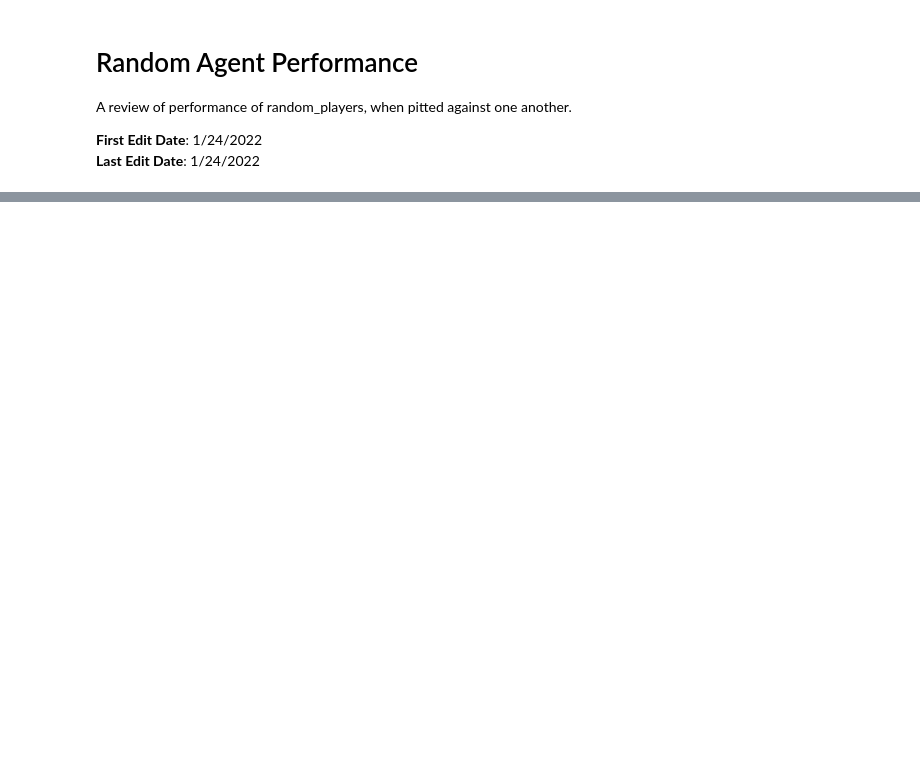
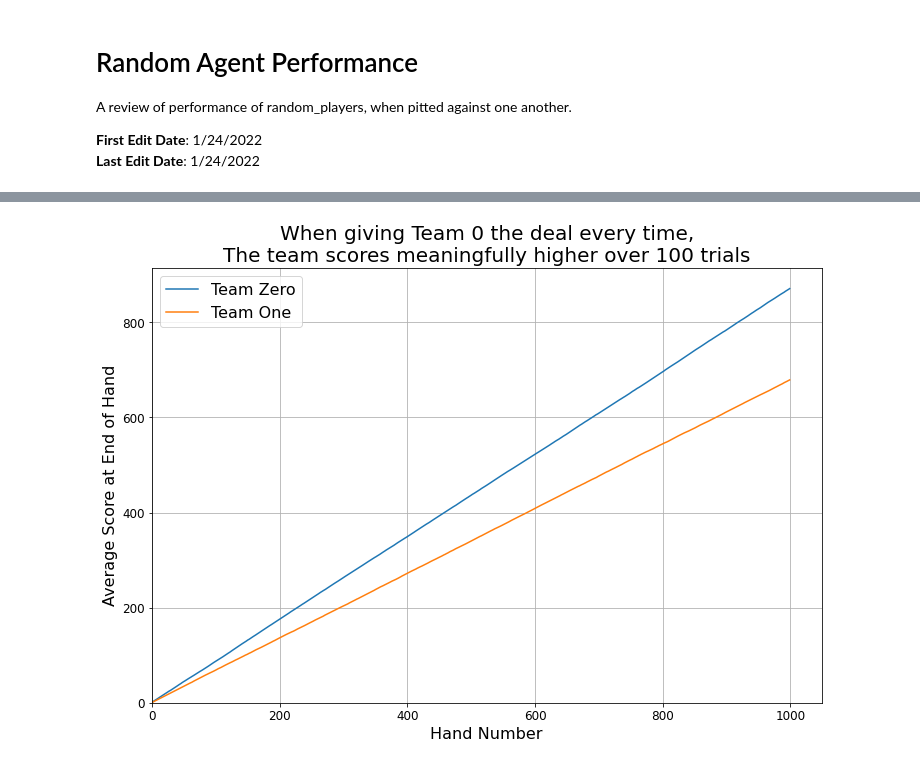
Before and after one commit to LiamABailey/echre-learner, a Jupyter notebook: analyses/random_agent_performance.ipynb, the cells around one changed output, grey strips where cells are left out. Drawn from its saved outputs; the diff is of its cells as text; code cells hidden in the pictures; blank space fills up the shorter version.

```diff
--- a/analyses/random_agent_performance.ipynb
+++ b/analyses/random_agent_performance.ipynb
@@ -22,0 +103,46 @@ Hypothesis: Because at 25% odds of pickup and then subsequent trump calling, the
+# %%
+# sample out n rounds m times
+m_samples = 100
+# generate the scores over n rounds
+n_rounds = 1000
+# fix the dealer to seat 0
+dealer_seat = 0
+t0_scores = np.zeros((m_samples, n_rounds))
+t1_scores = np.zeros((m_samples, n_rounds))
+
+for i in range(m_samples):
+    #reset the table
+    random_table = Table(*random_players)
+    for j in range(n_rounds):
+        # force the deal to the assigned player
+        random_table.dealer = dealer_seat
+        # play a hand
+        random_table.play_hand()
+        # get and record current scores
+        t0_scores[i,j],t1_scores[i, j]  = random_table.get_scores()
+# %%
+#average scores across the trials
+t0_score_avg_d0 = np.mean(t0_scores, axis = 0)
+t1_score_avg_d0 = np.mean(t1_scores, axis = 0)
+# %%
+# plot the scores from the averaged trials
+fig, ax = plt.subplots()
+fig.set_size_inches(12,8)
+ax.plot(t0_score_avg_d0, label = "Team Zero")
+ax.plot(t1_score_avg_d0, label = "Team One")
+
+ax.set_xlim(left=0)
+ax.set_ylim(bottom=0)
+
+ax.set_xlabel("Hand Number", size = LABEL_FSIZE)
+ax.set_ylabel("Average Score at End of Hand", size = LABEL_FSIZE)
+
+for l in ax.get_xticklabels() + ax.get_yticklabels():
+    l.set_fontsize(TICK_LABEL_FSIZE)
+
+plt.title(f"When giving Team 0 the deal every time,\nThe team scores meaningfully higher over {m_samples} trials", size = TITLE_FSIZE)
+plt.legend(prop={'size': LEGEND_FSIZE})
+plt.grid()
+plt.show()
+# %% [output]
+[figure, added]
```
Also changed, not shown: parts of 13 cells of this notebook.
